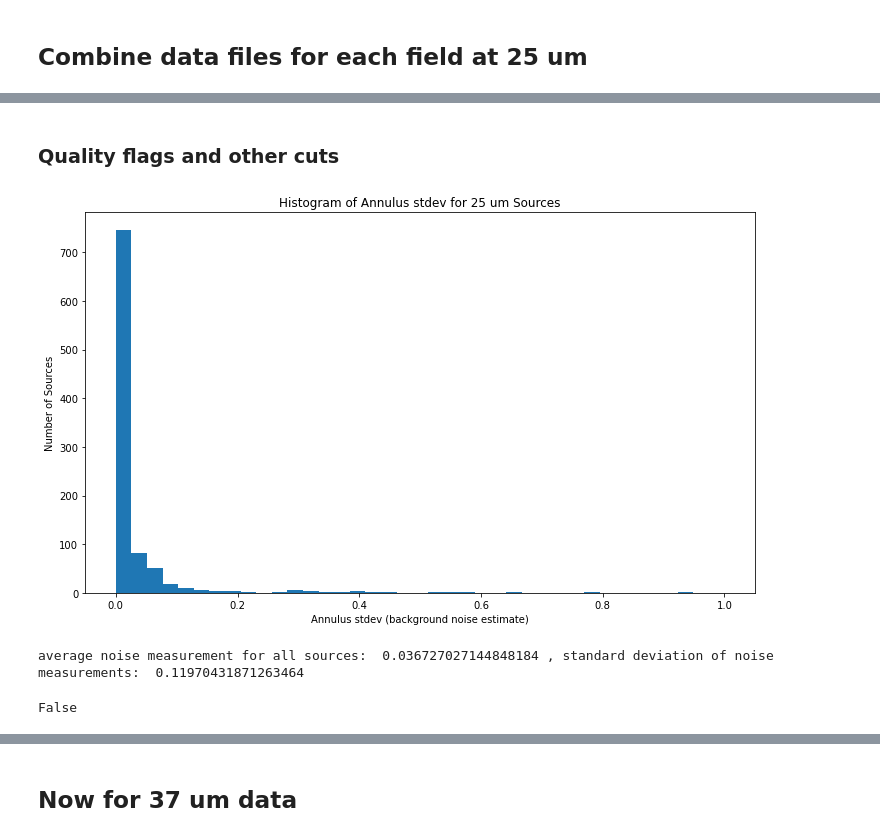
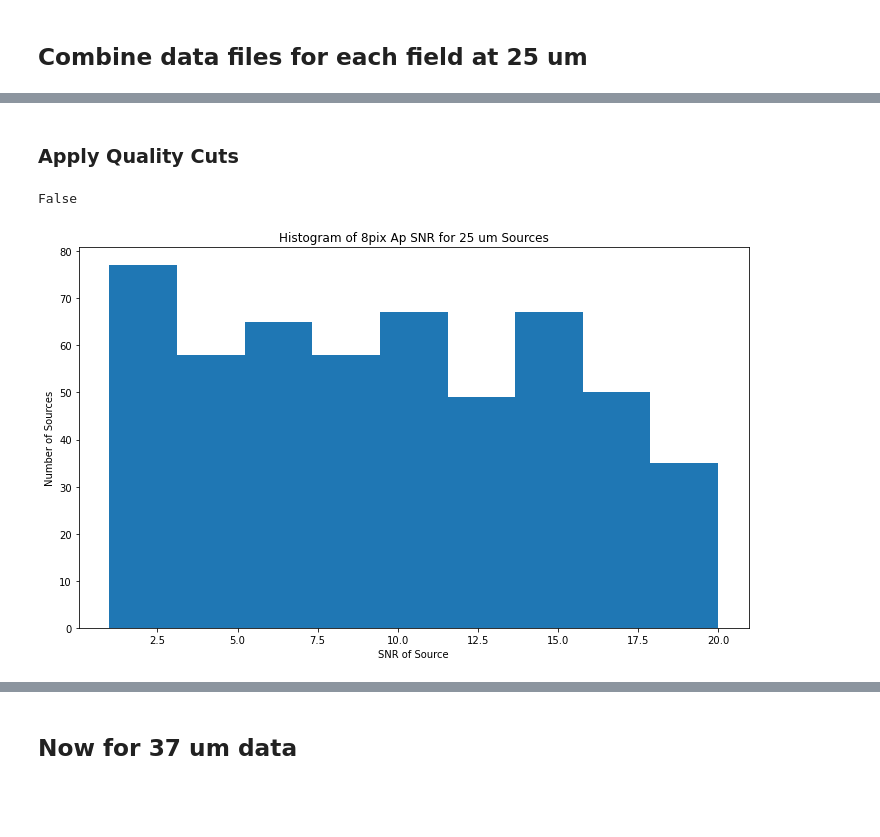
Before and after one commit to mjhankins/SFGCphotcode, a Jupyter notebook: SourceCatalog_CombineFields.ipynb, the cells around one changed output, grey strips where cells are left out. Drawn from its saved outputs; the diff is of its cells as text; code cells hidden in the pictures; blank space fills up the shorter version.

```diff
--- a/SourceCatalog_CombineFields.ipynb
+++ b/SourceCatalog_CombineFields.ipynb
@@ -146,38 +156,20 @@ Table length=953
-# %% [markdown]
-### Quality flags and other cuts
+# %% [markdown]
+### Apply Quality Cuts
+# %%
+#First check if there are masked elements before applying SNR cut - if false - don't worry, if true - investigate any masked values
+np.ma.getmask(mastercat25['aper_snr_8pix'])
+# %% [output]
+False
 # %%
-#now lets look at some quality flags...
-binlist=np.linspace(0,1.0,40)
+#now lets look at SNR distrobution
+binlist=np.linspace(1,20,10)
 
 plt.figure(figsize=(12,7))
-plt.title('Histogram of Annulus stdev for 25 um Sources')
-plt.hist(mastercat25['ann_bkg_std'],bins=binlist)
-plt.xlabel('Annulus stdev (background noise estimate)')
+plt.title('Histogram of 8pix Ap SNR for 25 um Sources')
+plt.hist(mastercat25['aper_snr_8pix'],bins=binlist)
+plt.xlabel('SNR of Source')
 plt.ylabel('Number of Sources')
 #plt.xlim(0,25)
 plt.show()
 # %% [output]
-[figure, old version]
+[figure, new version]
-# %%
-#add quality flags for background noise
-bkgmean=np.mean(mastercat25['ann_bkg_std'])
-bkgstd=np.std(mastercat25['ann_bkg_std'])
-
-print("average noise measurement for all sources: ", bkgmean, ", standard deviation of noise measurements: ", bkgstd)
-
-bkgstd1sig=mastercat25['ann_bkg_std']>bkgmean+bkgstd
-bkgstd2sig=mastercat25['ann_bkg_std']>bkgmean+2*bkgstd
-bkgstd3sig=mastercat25['ann_bkg_std']>bkgmean+3*bkgstd
-
-
-mastercat25['bkg_qflag']=0
-mastercat25['bkg_qflag'][bkgstd1sig]=1
-mastercat25['bkg_qflag'][bkgstd2sig]=2
-mastercat25['bkg_qflag'][bkgstd3sig]=3
-# %% [output]
-average noise measurement for all sources:  0.036727027144848184 , standard deviation of noise measurements:  0.11970431871263464
-# %%
-#check if there are masked elements before applying cut - if false - don't worry, if true - investigate masked values
-np.ma.getmask(mastercat25['aper_snr_4pix'])
-# %% [output]
-False
```
Also changed, not shown: parts of 185 cells of this notebook, 7 other files.
